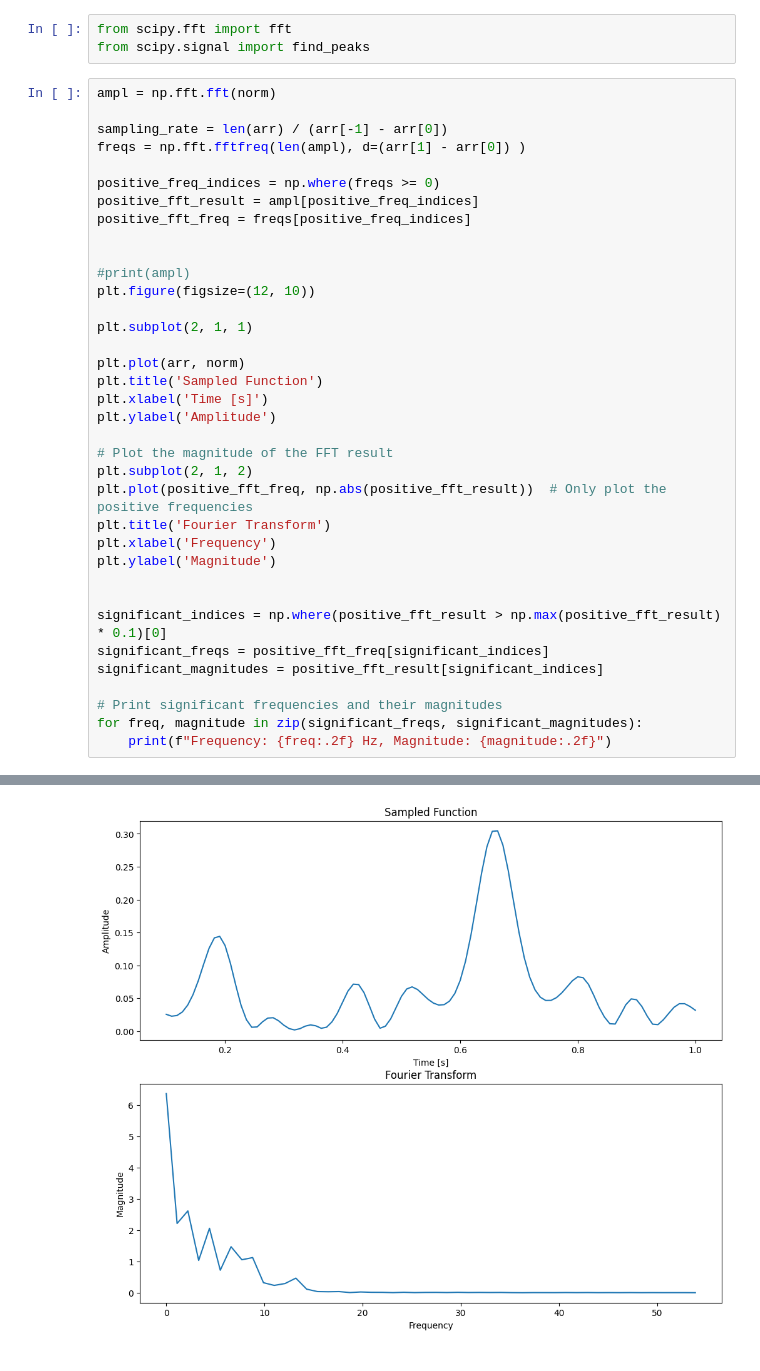
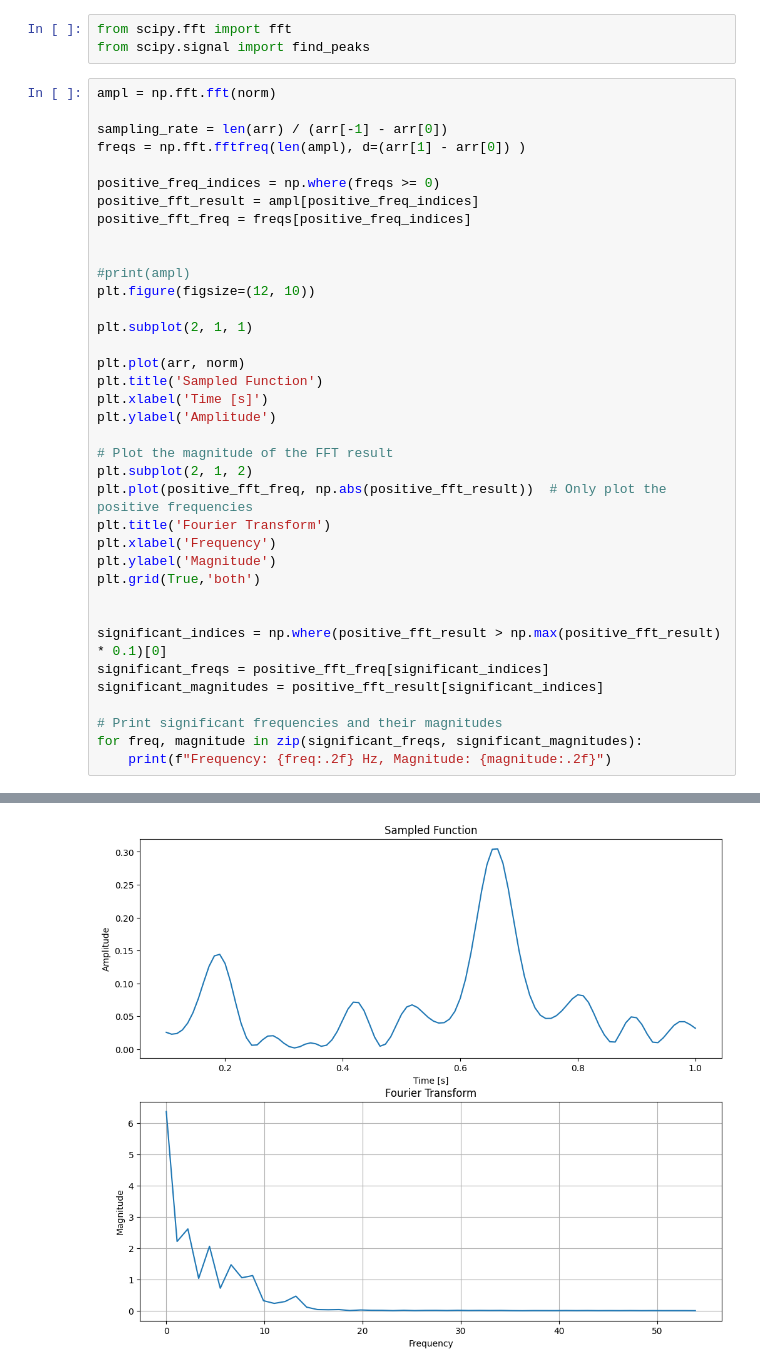
Before and after one commit to Nicofero/CITMAGA, a Jupyter notebook: b_side_approx.ipynb, the cells around one changed output, grey strips where cells are left out. Drawn from its saved outputs; the diff is of its cells as text.

```diff
--- a/b_side_approx.ipynb
+++ b/b_side_approx.ipynb
@@ -917,31 +917,32 @@ positive_fft_freq = freqs[positive_freq_indices]
 
 #print(ampl)
 plt.figure(figsize=(12, 10))
 
 plt.subplot(2, 1, 1)
 
 plt.plot(arr, norm)
 plt.title('Sampled Function')
 plt.xlabel('Time [s]')
 plt.ylabel('Amplitude')
 
 # Plot the magnitude of the FFT result
 plt.subplot(2, 1, 2)
 plt.plot(positive_fft_freq, np.abs(positive_fft_result))  # Only plot the positive frequencies
 plt.title('Fourier Transform')
 plt.xlabel('Frequency')
 plt.ylabel('Magnitude')
+plt.grid(True,'both')
 
 
 significant_indices = np.where(positive_fft_result > np.max(positive_fft_result) * 0.1)[0]
 significant_freqs = positive_fft_freq[significant_indices]
 significant_magnitudes = positive_fft_result[significant_indices]
 
 # Print significant frequencies and their magnitudes
 for freq, magnitude in zip(significant_freqs, significant_magnitudes):
     print(f"Frequency: {freq:.2f} Hz, Magnitude: {magnitude:.2f}")
 # %% [output]
 Frequency: 0.00 Hz, Magnitude: 6.37+0.00j
 Frequency: 3.30 Hz, Magnitude: 0.97+0.36j
 Frequency: 8.80 Hz, Magnitude: 0.68+0.89j
-[figure, old version]
+[figure, new version]
```
Also changed, not shown: parts of 1 cell of this notebook, 3 other files.
